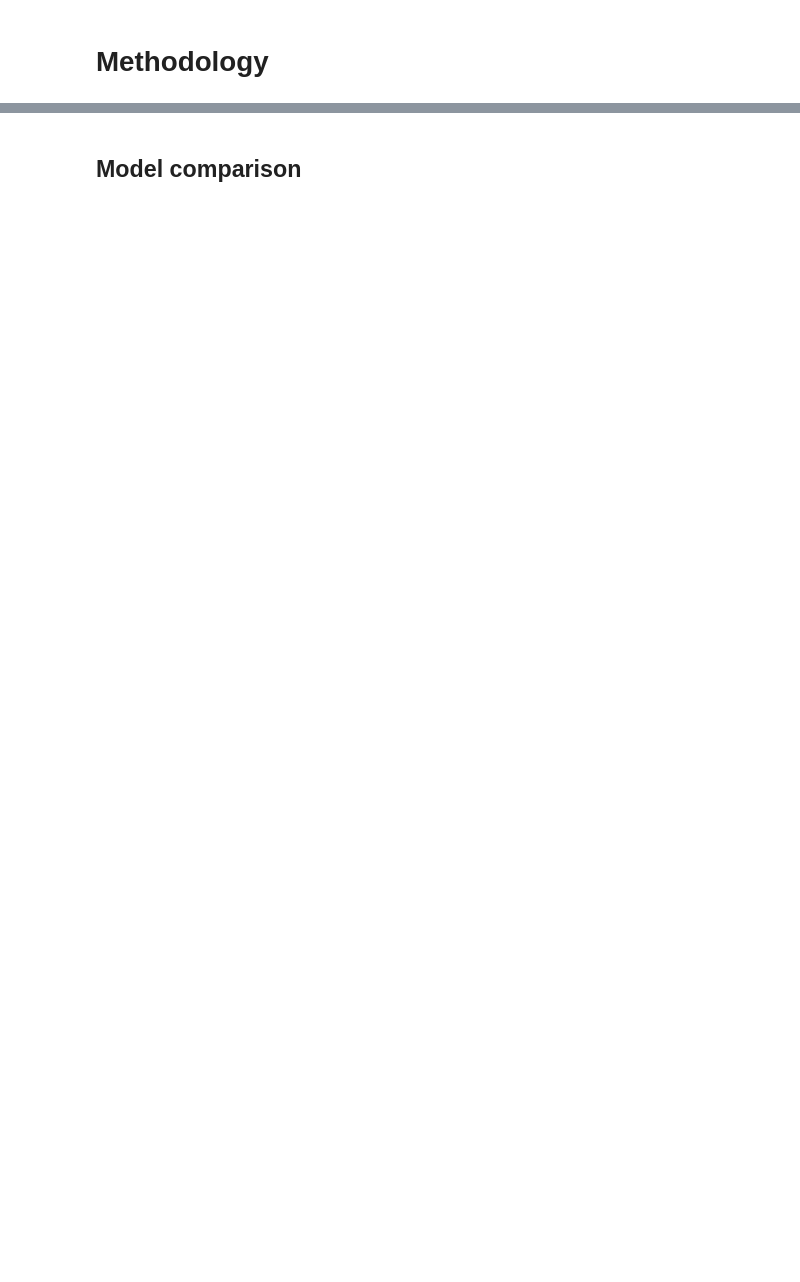
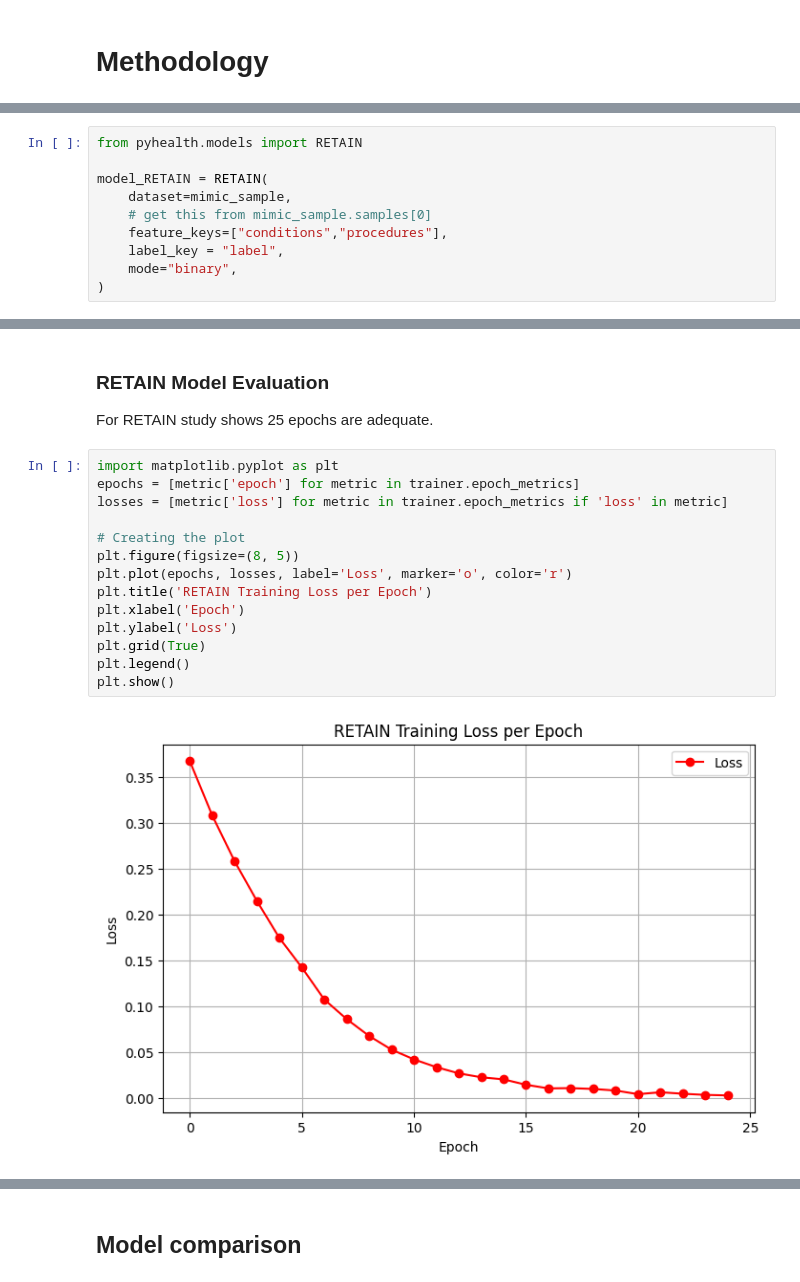
Before and after one commit to JCNextCode/CS598, a Jupyter notebook: DL4H_Team_139.ipynb, the cells around one changed output, grey strips where cells are left out. Cells and saved outputs as stored; diff of their text form; blank space fills up the shorter version.

```diff
--- a/DL4H_Team_139.ipynb
+++ b/DL4H_Team_139.ipynb
@@ -120,0 +359,10 @@ class NeuralODEModel:
+# %%
+from pyhealth.models import RETAIN
+
+model_RETAIN = RETAIN(
+    dataset=mimic_sample,
+    # get this from mimic_sample.samples[0]
+    feature_keys=["conditions","procedures"],
+    label_key = "label",
+    mode="binary",
+)
@@ -120,0 +494,20 @@ class NeuralODEModel:
+# %% [markdown]
+### RETAIN Model Evaluation
+
+For RETAIN study shows 25 epochs are adequate.
+# %%
+import matplotlib.pyplot as plt
+epochs = [metric['epoch'] for metric in trainer.epoch_metrics]
+losses = [metric['loss'] for metric in trainer.epoch_metrics if 'loss' in metric]
+
+# Creating the plot
+plt.figure(figsize=(8, 5))
+plt.plot(epochs, losses, label='Loss', marker='o', color='r')
+plt.title('RETAIN Training Loss per Epoch')
+plt.xlabel('Epoch')
+plt.ylabel('Loss')
+plt.grid(True)
+plt.legend()
+plt.show()
+# %% [output]
+[figure, added]
```
Also changed, not shown: parts of 54 cells of this notebook.
